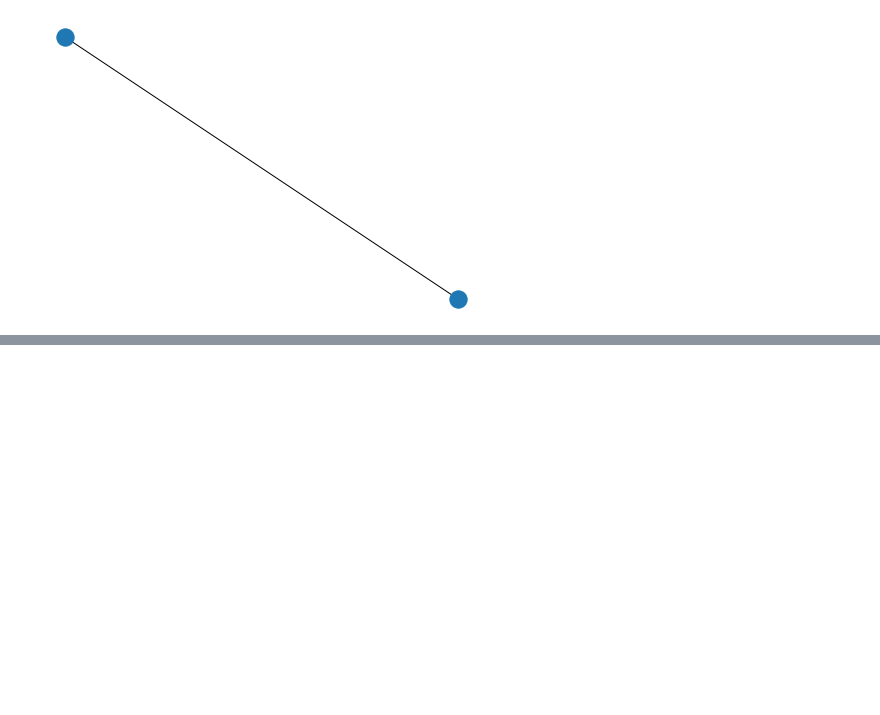
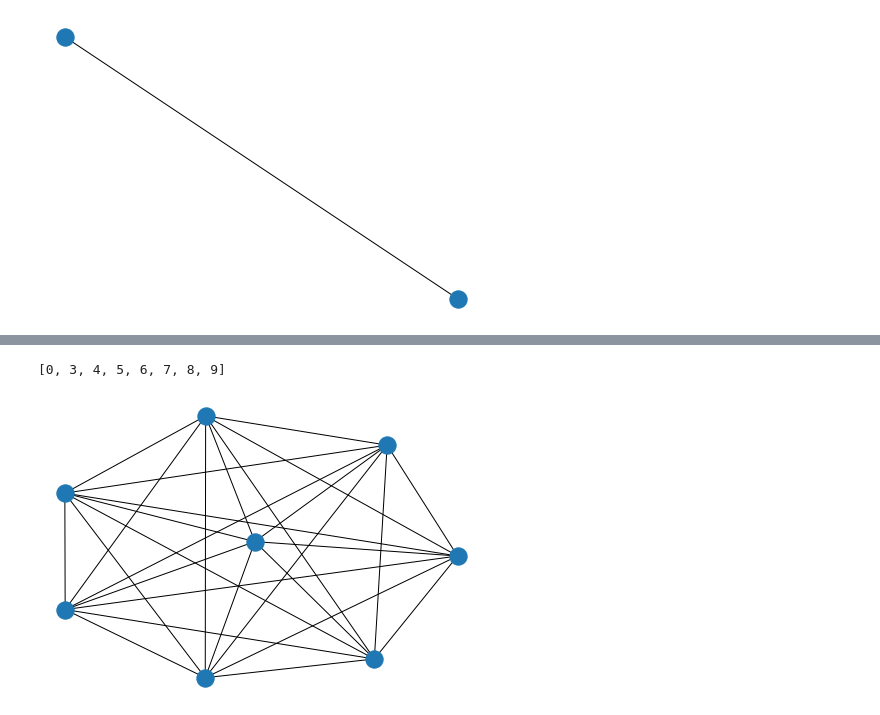
Before and after one commit to kdd-lab/2020_Trevisan, a Jupyter notebook: code/notebook/Pipeline gerarchica.ipynb, the cells around one changed output, grey strips where cells are left out. Drawn from its saved outputs; the diff is of its cells as text; code cells hidden in the pictures; blank space fills up the shorter version.

```diff
--- a/code/notebook/Pipeline gerarchica.ipynb
+++ b/code/notebook/Pipeline gerarchica.ipynb
@@ -121,0 +141,5 @@ G2 = contract(G1)
+# %%
+GGG = contract(GG)
+# %% [output]
+[0, 3, 4, 5, 6, 7, 8, 9]
+[figure, added]
```
Also changed, not shown: parts of 7 cells of this notebook.
